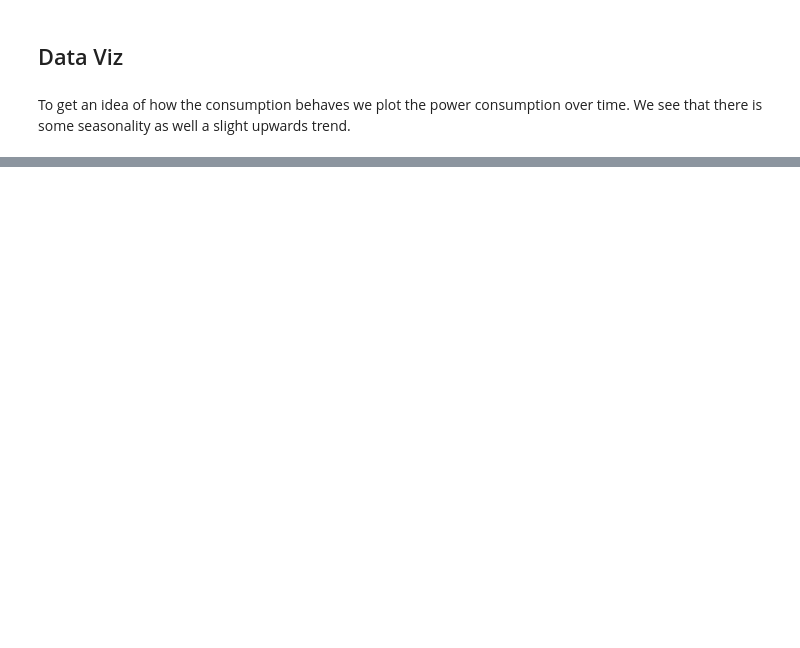
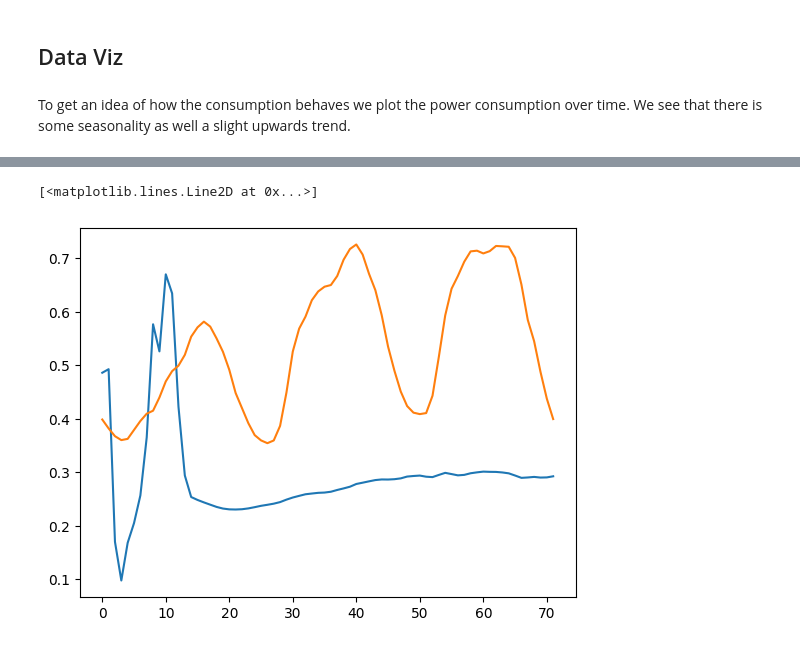
Before and after one commit to sjjtu/MAthesis, a Jupyter notebook: code/explore.ipynb, the cells around one changed output, grey strips where cells are left out. Drawn from its saved outputs; the diff is of its cells as text; code cells hidden in the pictures; blank space fills up the shorter version.

```diff
--- a/code/explore.ipynb
+++ b/code/explore.ipynb
@@ -62,0 +55,12 @@ plt.show()
+# %%
+from TimeGAN.timegan import timegan
+from TimeGAN.data_loading import real_data_loading, MinMaxScaler
+
+## Newtork parameters
+parameters = dict()
+
+parameters['module'] = 'gru'
+parameters['hidden_dim'] = 24
+parameters['num_layer'] = 3
+parameters['iterations'] = 10000
+parameters['batch_size'] = 128
@@ -62,0 +73,16 @@ plt.show()
+# %%
+def my_data_loading(data, seq_len, scale=True):
+    if scale:
+        num_d = data.select_dtypes(include=["float"])
+        data[num_d.columns] = MinMaxScaler(num_d) if scale else data
+
+    np_data = np.asarray(data.drop("timestamp", axis=1))
+    temp_data = []
+    # Cut data by sequence length
+    for i in range(0, len(np_data) - seq_len):
+        _x = np_data[i:i + seq_len]
+        temp_data.append(_x)
+    return temp_data
+
+ori_data = my_data_loading(data, 72)
+ori_data
@@ -62,0 +107,2 @@ plt.show()
+# %%
+generated_data = timegan(ori_data, parameters)
@@ -62,0 +147,7 @@ plt.show()
+# %%
+plt.figure()
+plt.plot(generated_data[0][:,3])
+plt.plot(ori_data[0][:,3])
+# %% [output]
+[<matplotlib.lines.Line2D at 0x...>]
+[figure, added]
```
Also changed, not shown: parts of 9 cells of this notebook.
